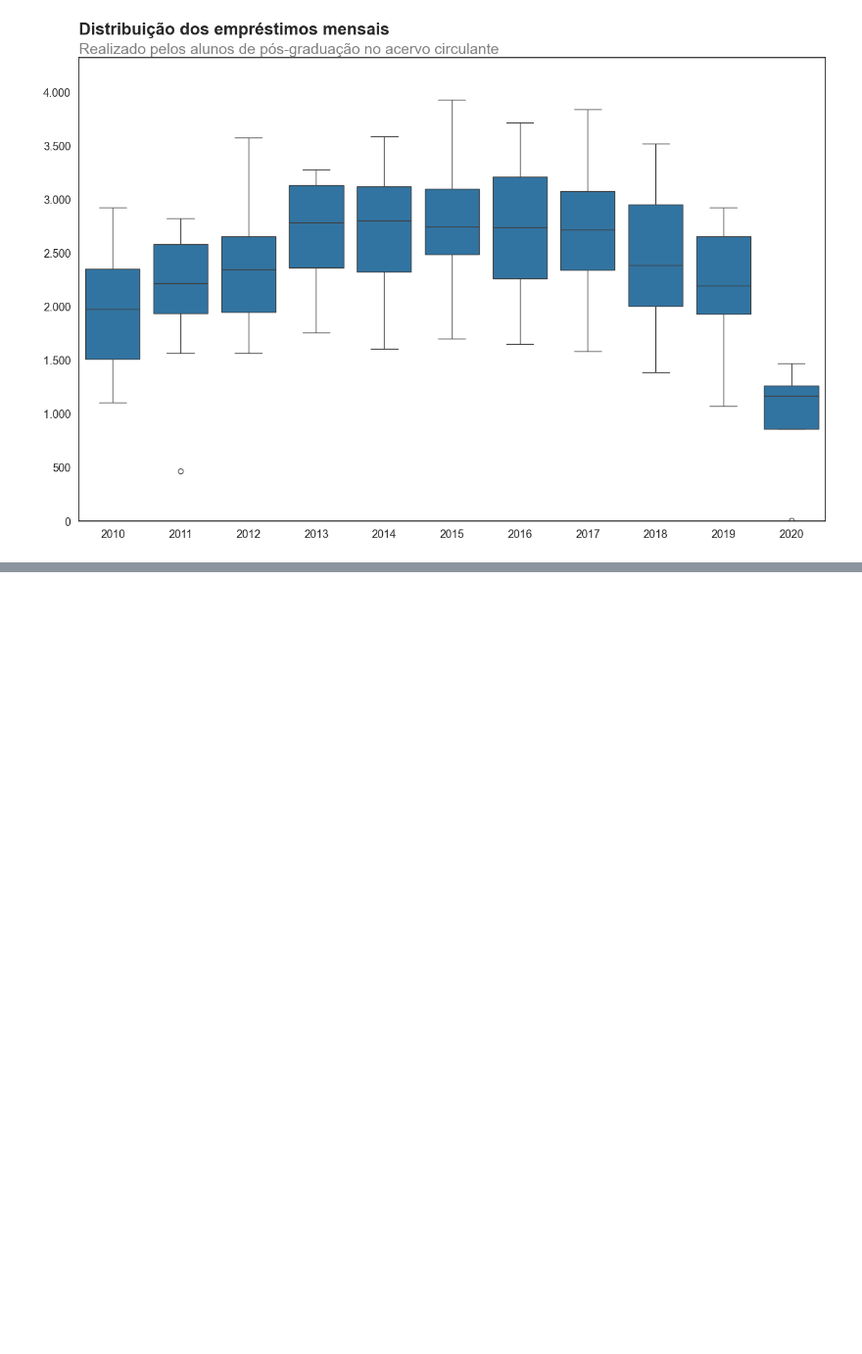
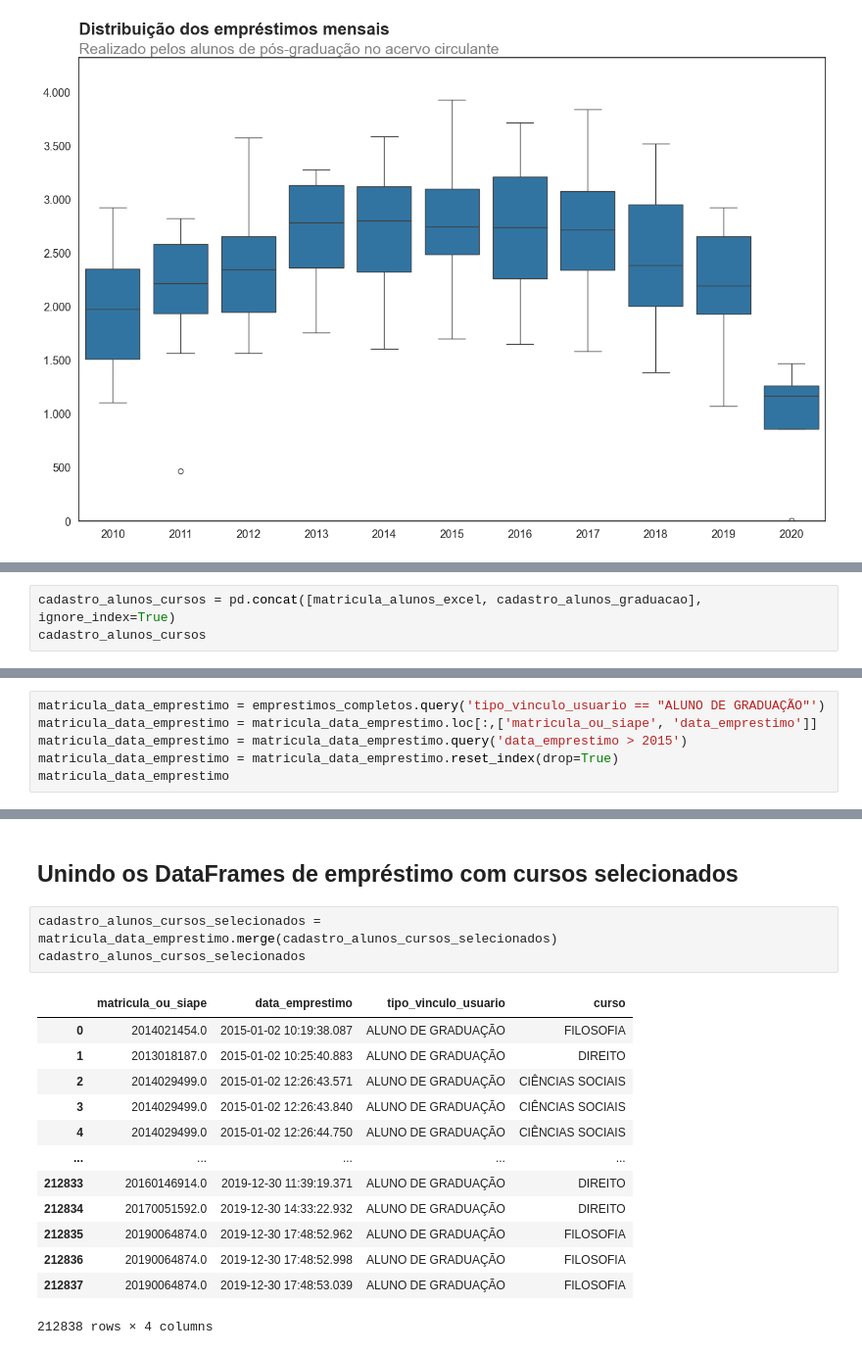
Before and after one commit to joaohsilva416/7_days_of_code_alura-python-pandas, a Jupyter notebook: Python-Pandas.ipynb, the cells around one changed output, grey strips where cells are left out. Shown: that part at 98% size. Cells and saved outputs as stored; diff of their text form; blank space fills up the shorter version.

```diff
--- a/Python-Pandas.ipynb
+++ b/Python-Pandas.ipynb
@@ -746,0 +877,3 @@ gerar_box_plot(alunos_pos_graduacao_acervo_circulante, 'ano', 'quantidade', 'Dis
+# %%
+cadastro_alunos_cursos = pd.concat([matricula_alunos_excel, cadastro_alunos_graduacao], ignore_index=True)
+cadastro_alunos_cursos
@@ -746,0 +896,6 @@ gerar_box_plot(alunos_pos_graduacao_acervo_circulante, 'ano', 'quantidade', 'Dis
+# %%
+matricula_data_emprestimo = emprestimos_completos.query('tipo_vinculo_usuario == "ALUNO DE GRADUAÇÃO"')
+matricula_data_emprestimo = matricula_data_emprestimo.loc[:,['matricula_ou_siape', 'data_emprestimo']]
+matricula_data_emprestimo = matricula_data_emprestimo.query('data_emprestimo > 2015')
+matricula_data_emprestimo = matricula_data_emprestimo.reset_index(drop=True)
+matricula_data_emprestimo
@@ -746,0 +945,19 @@ gerar_box_plot(alunos_pos_graduacao_acervo_circulante, 'ano', 'quantidade', 'Dis
+# %% [markdown]
+## Unindo os DataFrames de empréstimo com cursos selecionados
+# %%
+cadastro_alunos_cursos_selecionados = matricula_data_emprestimo.merge(cadastro_alunos_cursos_selecionados)
+cadastro_alunos_cursos_selecionados
+# %% [output]
+|  | matricula_ou_siape | data_emprestimo | tipo_vinculo_usuario | curso |
+| 0 | 2014021454.0 | 2015-01-02 10:19:38.087 | ALUNO DE GRADUAÇÃO | FILOSOFIA |
+| 1 | 2013018187.0 | 2015-01-02 10:25:40.883 | ALUNO DE GRADUAÇÃO | DIREITO |
+| 2 | 2014029499.0 | 2015-01-02 12:26:43.571 | ALUNO DE GRADUAÇÃO | CIÊNCIAS SOCIAIS |
+| 3 | 2014029499.0 | 2015-01-02 12:26:43.840 | ALUNO DE GRADUAÇÃO | CIÊNCIAS SOCIAIS |
+| 4 | 2014029499.0 | 2015-01-02 12:26:44.750 | ALUNO DE GRADUAÇÃO | CIÊNCIAS SOCIAIS |
+| ... | ... | ... | ... | ... |
+| 212833 | 20160146914.0 | 2019-12-30 11:39:19.371 | ALUNO DE GRADUAÇÃO | DIREITO |
+| 212834 | 20170051592.0 | 2019-12-30 14:33:22.932 | ALUNO DE GRADUAÇÃO | DIREITO |
+| 212835 | 20190064874.0 | 2019-12-30 17:48:52.962 | ALUNO DE GRADUAÇÃO | FILOSOFIA |
+| 212836 | 20190064874.0 | 2019-12-30 17:48:52.998 | ALUNO DE GRADUAÇÃO | FILOSOFIA |
+| 212837 | 20190064874.0 | 2019-12-30 17:48:53.039 | ALUNO DE GRADUAÇÃO | FILOSOFIA |
+212838 rows × 4 columns
```
Also changed, not shown: parts of 30 cells of this notebook.
